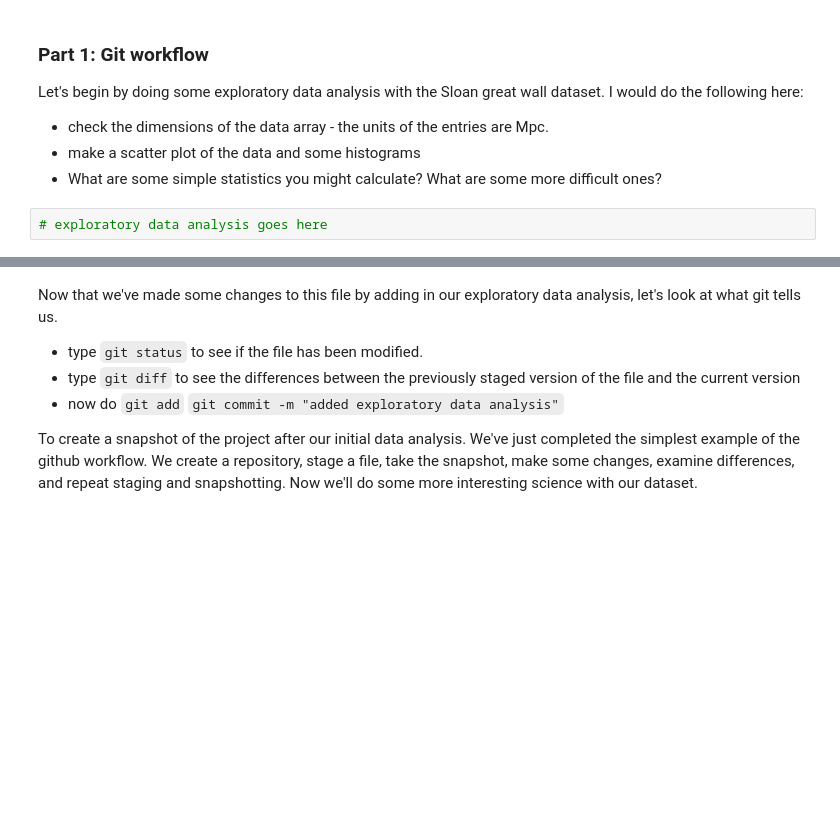
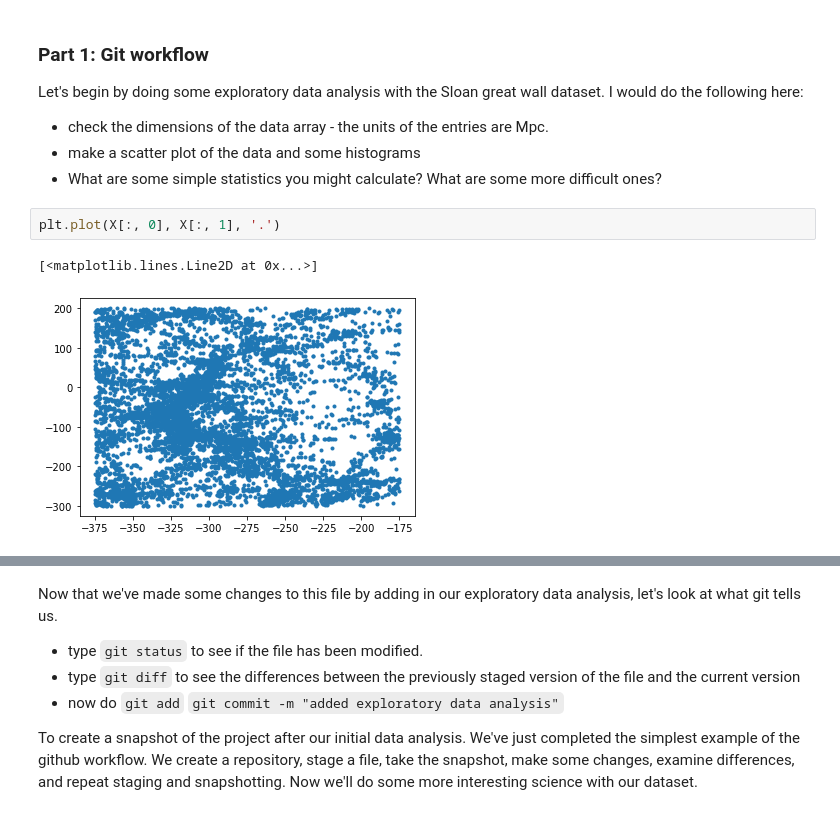
Before and after one commit to icunnyngham/dsfp-jul2022, a Jupyter notebook: DSFP_intro_2_git.ipynb, the cells around one changed output, grey strips where cells are left out. Cells and saved outputs as stored; diff of their text form; blank space fills up the shorter version.

Commit message:
Exploratory data etc

```diff
--- a/DSFP_intro_2_git.ipynb
+++ b/DSFP_intro_2_git.ipynb
@@ -45,4 +45,7 @@ Let's begin by doing some exploratory data analysis with the Sloan great wall da
 * make a scatter plot of the data and some histograms
 * What are some simple statistics you might calculate? What are some more difficult ones?
 # %%
-# exploratory data analysis goes here
+plt.plot(X[:, 0], X[:, 1], '.')
+# %% [output]
+[<matplotlib.lines.Line2D at 0x...>]
+[figure, added]
```
Also changed, not shown: parts of 3 cells of this notebook.
